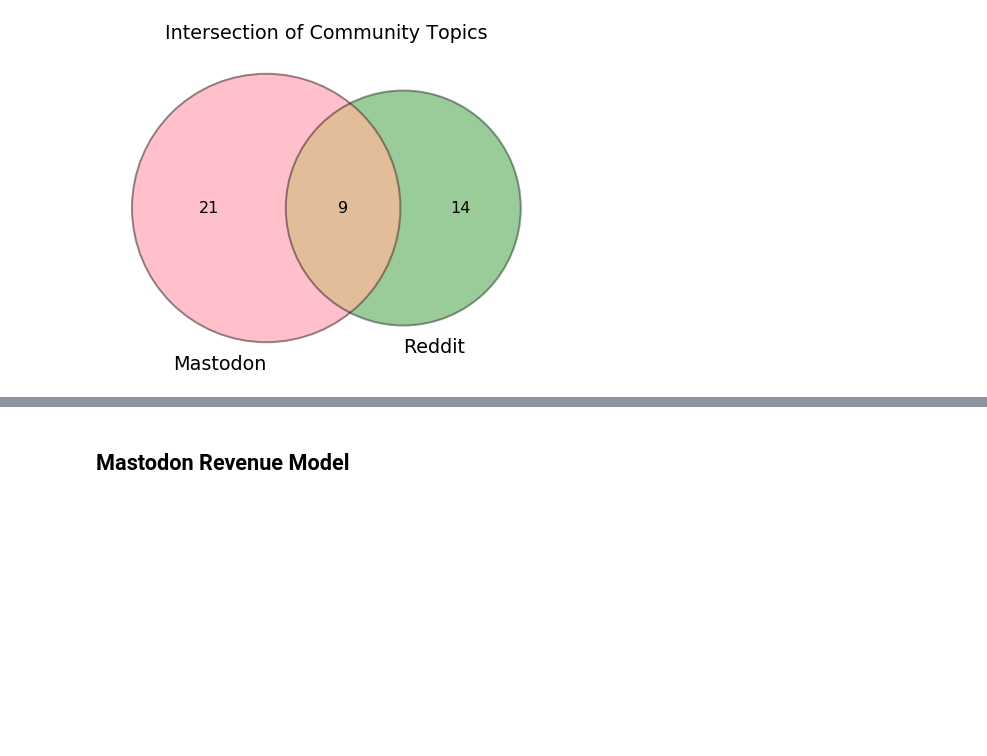
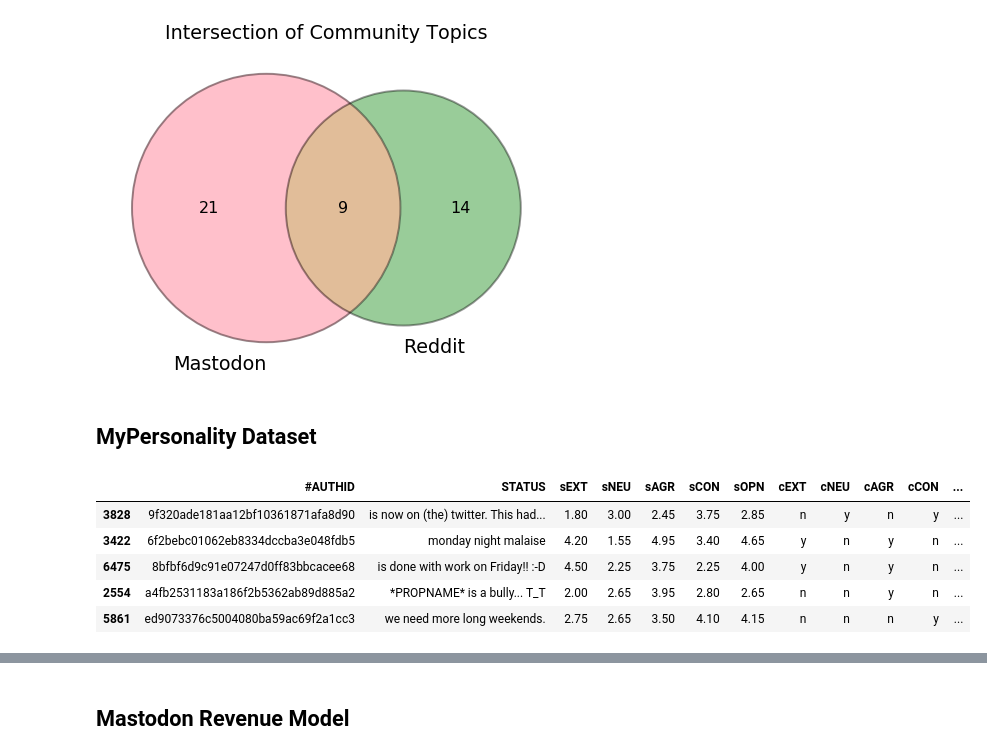
Before and after one commit to morahman97/ECE143Project, a Jupyter notebook: demo.ipynb, the cells around one changed output, grey strips where cells are left out. Drawn from its saved outputs; the diff is of its cells as text; code cells hidden in the pictures; blank space fills up the shorter version.

Commit message:
Added MyPersonality dataset

```diff
--- a/demo.ipynb
+++ b/demo.ipynb
@@ -252,3 +253,16 @@ intersection.generate()
 # %% [output]
 [figure]
 [figure]
+# %% [markdown]
+## MyPersonality Dataset
+# %%
+df2 = pd.read_csv('./Datasets/MyPersonality/mypersonality_final.csv',encoding = "ISO-8859-1")
+df2 = shuffle(df2)
+df2.head()
+# %% [output]
+|  | #AUTHID | STATUS | sEXT | sNEU | sAGR | sCON | sOPN | cEXT | cNEU | cAGR | cCON | ... |
+| 3828 | 9f320ade181aa12bf10361871afa8d90 | is now on (the) twitter. This had... | 1.80 | 3.00 | 2.45 | 3.75 | 2.85 | n | y | n | y | ... |
+| 3422 | 6f2bebc01062eb8334dccba3e048fdb5 | monday night malaise | 4.20 | 1.55 | 4.95 | 3.40 | 4.65 | y | n | y | n | ... |
+| 6475 | 8bfbf6d9c91e07247d0ff83bbcacee68 | is done with work on Friday!! :-D | 4.50 | 2.25 | 3.75 | 2.25 | 4.00 | y | n | y | n | ... |
+| 2554 | a4fb2531183a186f2b5362ab89d885a2 | *PROPNAME* is a bully... T_T | 2.00 | 2.65 | 3.95 | 2.80 | 2.65 | n | n | y | n | ... |
+| 5861 | ed9073376c5004080ba59ac69f2a1cc3 | we need more long weekends. | 2.75 | 2.65 | 3.50 | 4.10 | 4.15 | n | n | n | y | ... |
```
Also changed, not shown: parts of 2 cells of this notebook, 1 other file.
